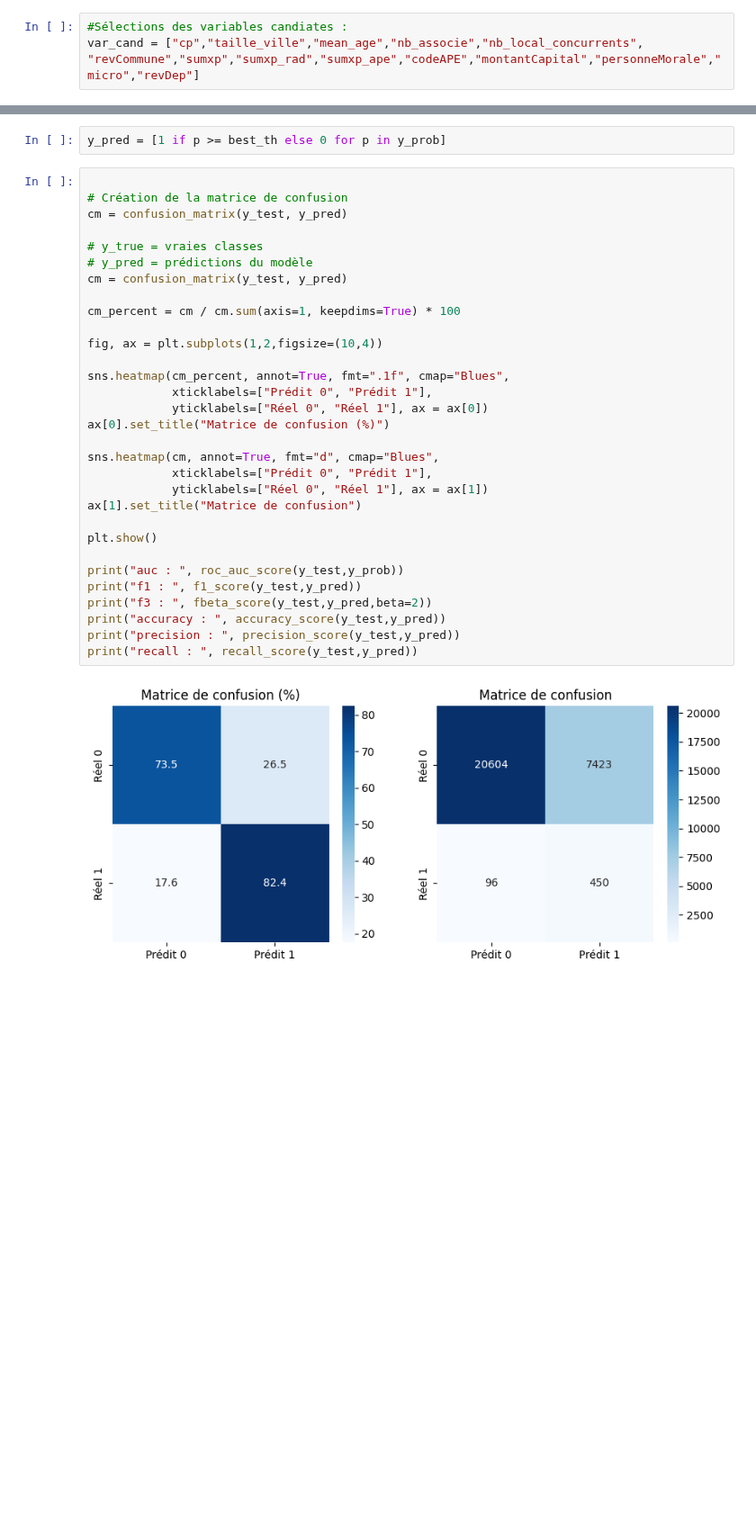
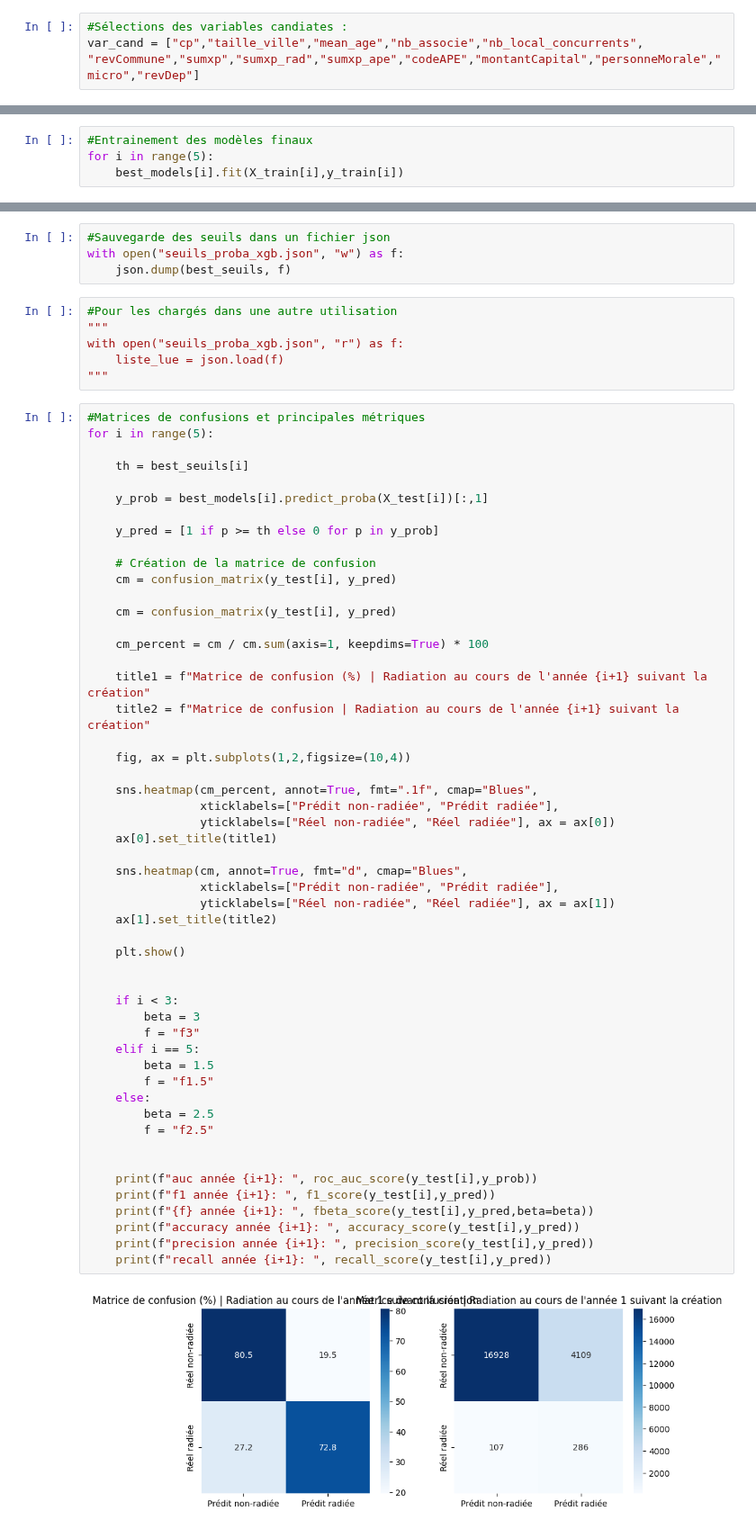
Before and after one commit to guillaume77176/JeMeLance, a Jupyter notebook: notebooks/Modélisation_RNE.ipynb, the cells around one changed output, grey strips where cells are left out. Shown at 90% size. Drawn from its saved outputs; the diff is of its cells as text; blank space fills up the shorter version.

Commit message:
Entrainement et sauvegarde modèles finaux
- Sauvegardes best_params :
xgb_radiéi.pkl

- Sauvegarde  :
seuils_proba_xgb.json

```diff
--- a/notebooks/Modélisation_RNE.ipynb
+++ b/notebooks/Modélisation_RNE.ipynb
@@ -168 +159,5 @@ LogisticRegression(class_weight='balanced', max_iter=500, random_state=0,
+# %%
+#Entrainement des modèles finaux
+for i in range(5):
+    best_models[i].fit(X_train[i],y_train[i])
 # %%
@@ -186,35 +190,64 @@ print(best_th)
-# %%
-y_pred = [1 if p >= best_th else 0 for p in y_prob]
+# %%
+#Sauvegarde des seuils dans un fichier json
+with open("seuils_proba_xgb.json", "w") as f:
+    json.dump(best_seuils, f)
+# %%
+#Pour les chargés dans une autre utilisation
+"""
+with open("seuils_proba_xgb.json", "r") as f:
+    liste_lue = json.load(f)
+"""
 # %%
+#Matrices de confusions et principales métriques
+for i in range(5):
 
-# Création de la matrice de confusion
-cm = confusion_matrix(y_test, y_pred)
+    th = best_seuils[i]
 
-# y_true = vraies classes
-# y_pred = prédictions du modèle
-cm = confusion_matrix(y_test, y_pred)
+    y_prob = best_models[i].predict_proba(X_test[i])[:,1]
 
-cm_percent = cm / cm.sum(axis=1, keepdims=True) * 100
+    y_pred = [1 if p >= th else 0 for p in y_prob]
 
-fig, ax = plt.subplots(1,2,figsize=(10,4))
+    # Création de la matrice de confusion
+    cm = confusion_matrix(y_test[i], y_pred)
 
-sns.heatmap(cm_percent, annot=True, fmt=".1f", cmap="Blues",
-            xticklabels=["Prédit 0", "Prédit 1"],
-            yticklabels=["Réel 0", "Réel 1"], ax = ax[0])
-ax[0].set_title("Matrice de confusion (%)")
+    cm = confusion_matrix(y_test[i], y_pred)
 
-sns.heatmap(cm, annot=True, fmt="d", cmap="Blues",
-            xticklabels=["Prédit 0", "Prédit 1"],
-            yticklabels=["Réel 0", "Réel 1"], ax = ax[1])
-ax[1].set_title("Matrice de confusion")
+    cm_percent = cm / cm.sum(axis=1, keepdims=True) * 100
 
-plt.show()
+    title1 = f"Matrice de confusion (%) | Radiation au cours de l'année {i+1} suivant la création"
+    title2 = f"Matrice de confusion | Radiation au cours de l'année {i+1} suivant la création"
 
-print("auc : ", roc_auc_score(y_test,y_prob))
-print("f1 : ", f1_score(y_test,y_pred))
-print("f3 : ", fbeta_score(y_test,y_pred,beta=2))
-print("accuracy : ", accuracy_score(y_test,y_pred))
-print("precision : ", precision_score(y_test,y_pred))
-print("recall : ", recall_score(y_test,y_pred))
+    fig, ax = plt.subplots(1,2,figsize=(10,4))
+
+    sns.heatmap(cm_percent, annot=True, fmt=".1f", cmap="Blues",
+                xticklabels=["Prédit non-radiée", "Prédit radiée"],
+                yticklabels=["Réel non-radiée", "Réel radiée"], ax = ax[0])
+    ax[0].set_title(title1)
+
+    sns.heatmap(cm, annot=True, fmt="d", cmap="Blues",
+                xticklabels=["Prédit non-radiée", "Prédit radiée"],
+                yticklabels=["Réel non-radiée", "Réel radiée"], ax = ax[1])
+    ax[1].set_title(title2)
+
+    plt.show()
+
+
+    if i < 3:
+        beta = 3
+        f = "f3"
+    elif i == 5:
+        beta = 1.5
+        f = "f1.5"
+    else:
+        beta = 2.5
+        f = "f2.5"
+
+
+    print(f"auc année {i+1}: ", roc_auc_score(y_test[i],y_prob))
+    print(f"f1 année {i+1}: ", f1_score(y_test[i],y_pred))
+    print(f"{f} année {i+1}: ", fbeta_score(y_test[i],y_pred,beta=beta))
+    print(f"accuracy année {i+1}: ", accuracy_score(y_test[i],y_pred))
+    print(f"precision année {i+1}: ", precision_score(y_test[i],y_pred))
+    print(f"recall année {i+1}: ", recall_score(y_test[i],y_pred))
 # %% [output]
-[figure, old version]
+[figure, new version]
```
Also changed, not shown: parts of 18 cells of this notebook, 6 other files.
